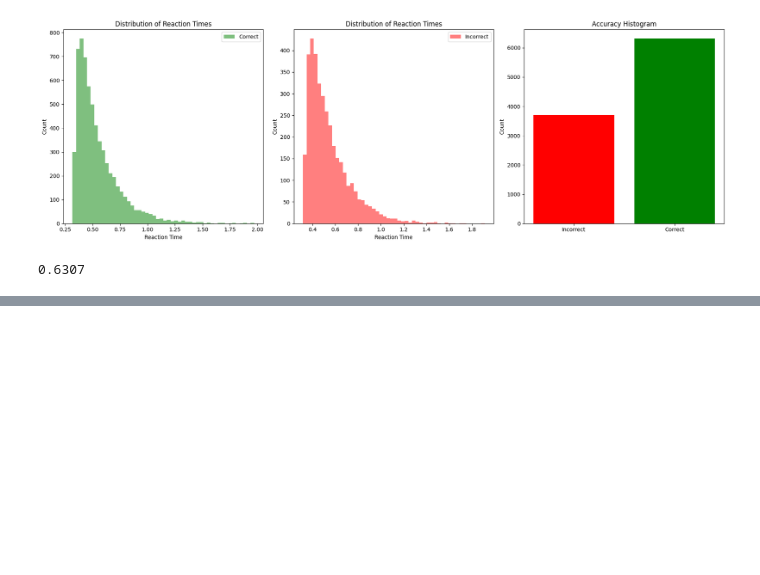
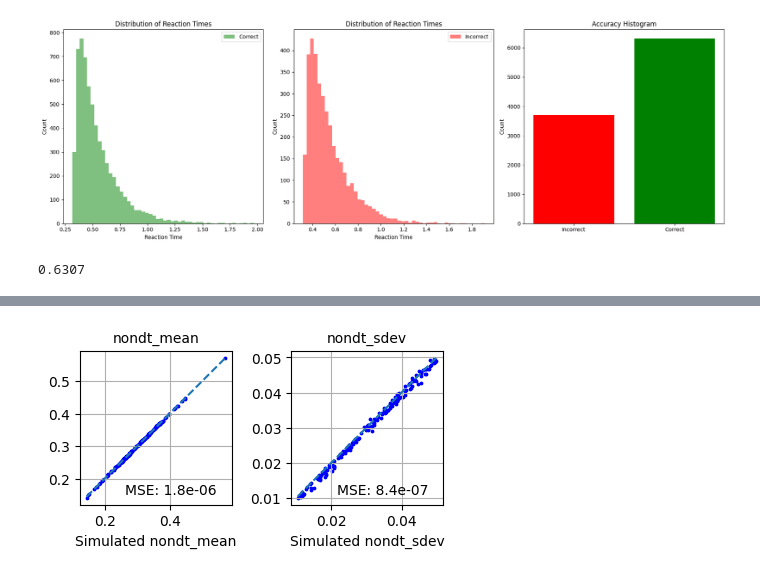
Before and after one commit to joachimvandekerckhove/ezbhddm, a Jupyter notebook: src/jags-ezbhddm.ipynb, the cells around one changed output, grey strips where cells are left out. Drawn from its saved outputs; the diff is of its cells as text; code cells hidden in the pictures; blank space fills up the shorter version.

```diff
--- a/src/jags-ezbhddm.ipynb
+++ b/src/jags-ezbhddm.ipynb
@@ -567,3 +619,7 @@ recovery_plot(x, y, 'nondt', 'Individual nondts')
+# %%
+recovery_plot(tru, est, ['nondt_mean', 'nondt_sdev'])
+# %% [output]
+[figure, added]
 # %%
 x = np.empty(0)
 y = np.empty(0)
```
Also changed, not shown: parts of 13 cells of this notebook, 7 other files.
